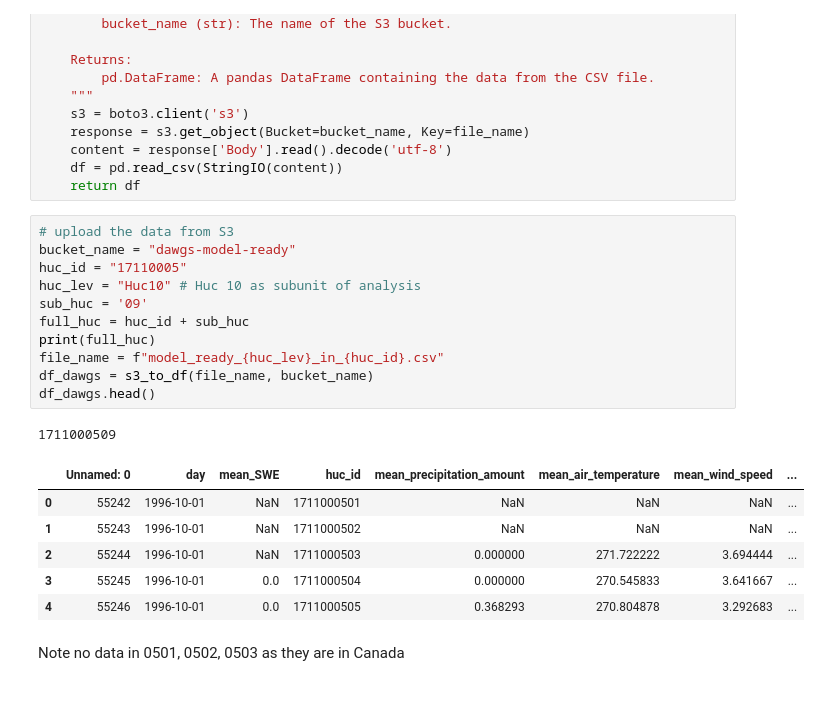
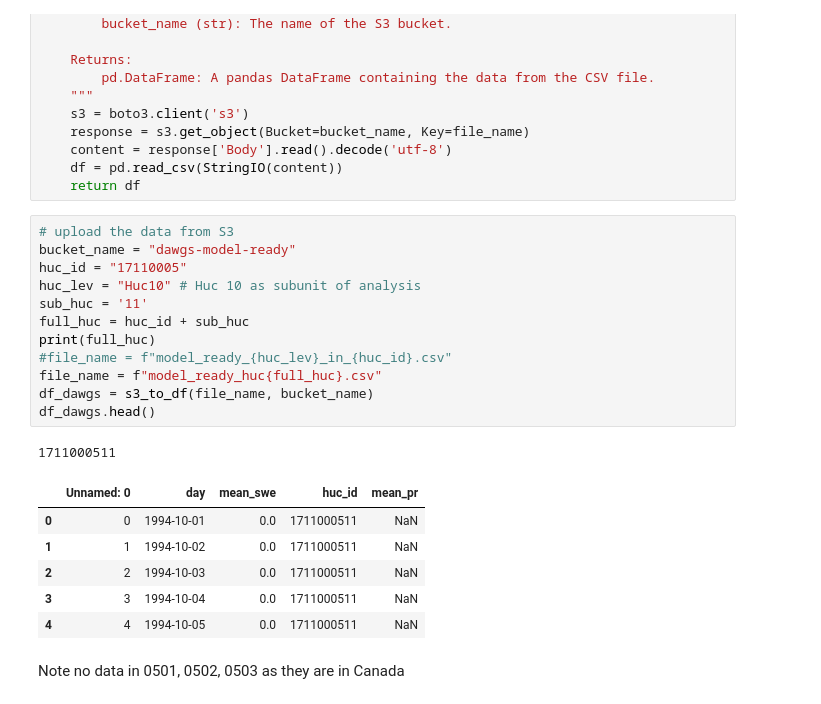
Before and after one commit to DSHydro/SnowML, a Jupyter notebook: notebooks/Verify_Pipeline/VerifyDataPipe.ipynb, the cells around one changed output. Cells and saved outputs as stored; diff of their text form.

```diff
--- a/notebooks/Verify_Pipeline/VerifyDataPipe.ipynb
+++ b/notebooks/Verify_Pipeline/VerifyDataPipe.ipynb
@@ -46,22 +47,23 @@ def s3_to_df(file_name, bucket_name):
 # %%
 # upload the data from S3
 bucket_name = "dawgs-model-ready"
 huc_id = "17110005"
 huc_lev = "Huc10" # Huc 10 as subunit of analysis
-sub_huc = '09'
+sub_huc = '11'
 full_huc = huc_id + sub_huc
 print(full_huc)
-file_name = f"model_ready_{huc_lev}_in_{huc_id}.csv"
+#file_name = f"model_ready_{huc_lev}_in_{huc_id}.csv"
+file_name = f"model_ready_huc{full_huc}.csv"
 df_dawgs = s3_to_df(file_name, bucket_name)
 df_dawgs.head()
 # %% [output]
-1711000509
+1711000511
-|  | Unnamed: 0 | day | mean_SWE | huc_id | mean_precipitation_amount | mean_air_temperature | mean_wind_speed | ... |
-| 0 | 55242 | 1996-10-01 | NaN | 1711000501 | NaN | NaN | NaN | ... |
-| 1 | 55243 | 1996-10-01 | NaN | 1711000502 | NaN | NaN | NaN | ... |
-| 2 | 55244 | 1996-10-01 | NaN | 1711000503 | 0.000000 | 271.722222 | 3.694444 | ... |
-| 3 | 55245 | 1996-10-01 | 0.0 | 1711000504 | 0.000000 | 270.545833 | 3.641667 | ... |
-| 4 | 55246 | 1996-10-01 | 0.0 | 1711000505 | 0.368293 | 270.804878 | 3.292683 | ... |
+|  | Unnamed: 0 | day | mean_swe | huc_id | mean_pr |
+| 0 | 0 | 1994-10-01 | 0.0 | 1711000511 | NaN |
+| 1 | 1 | 1994-10-02 | 0.0 | 1711000511 | NaN |
+| 2 | 2 | 1994-10-03 | 0.0 | 1711000511 | NaN |
+| 3 | 3 | 1994-10-04 | 0.0 | 1711000511 | NaN |
+| 4 | 4 | 1994-10-05 | 0.0 | 1711000511 | NaN |
 # %% [markdown]
 Note no data in 0501, 0502, 0503 as they are in Canada
 # %%
```
Also changed, not shown: parts of 27 cells of this notebook, 2 other files.
